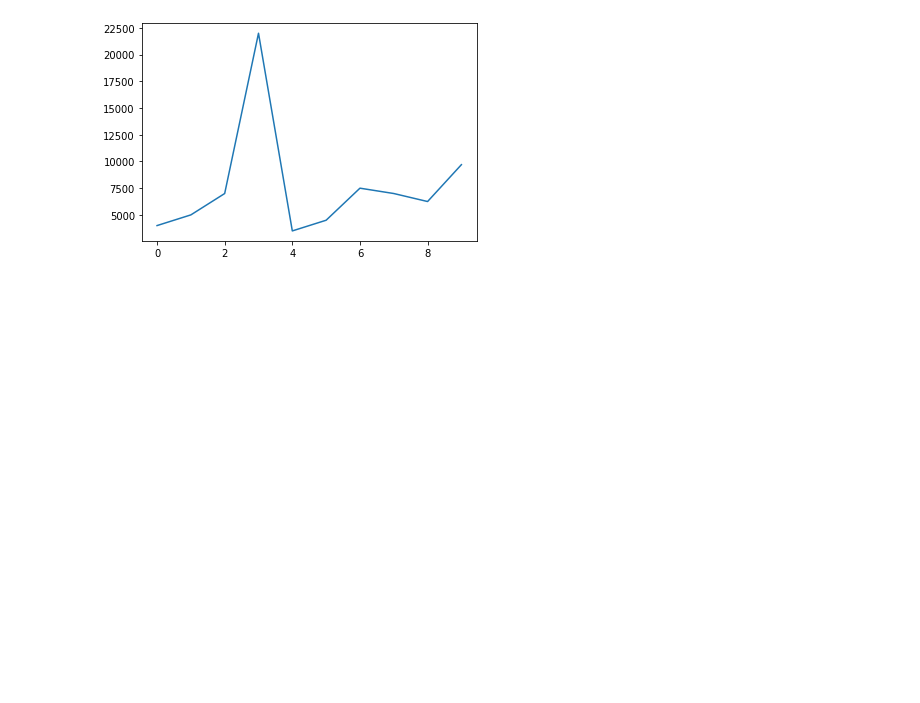
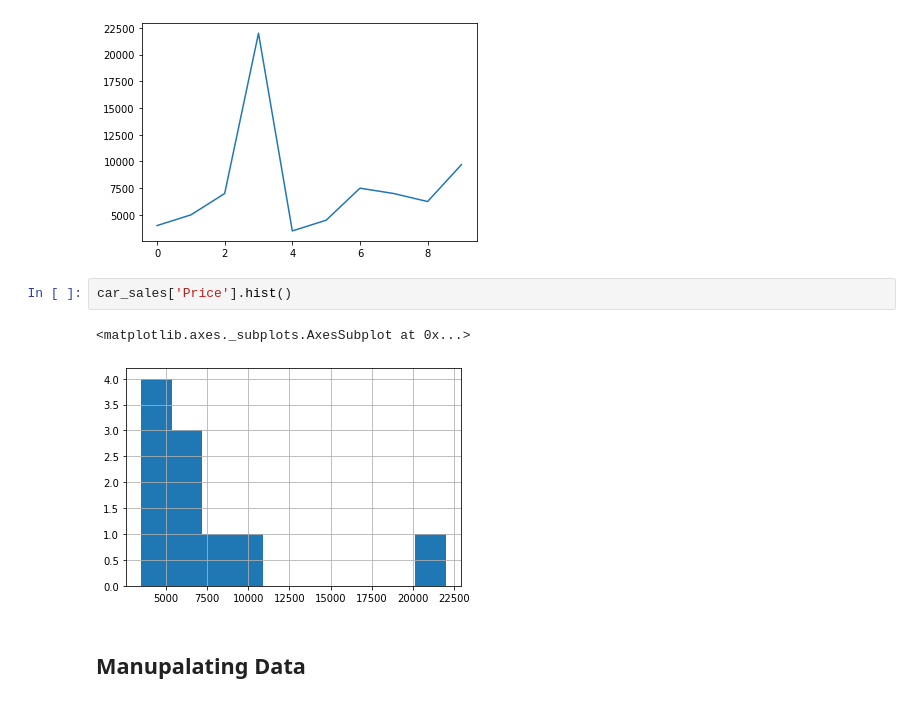
Before and after one commit to dulajkavinda/pandas-exploring-data-ML, a Jupyter notebook: introduction-to-pandas.ipynb, the cells around one changed output. Drawn from its saved outputs; the diff is of its cells as text; blank space fills up the shorter version.

Commit message:
manupalating data

```diff
--- a/introduction-to-pandas.ipynb
+++ b/introduction-to-pandas.ipynb
@@ -376,3 +376,10 @@ car_sales['Price'].plot()
 # %% [output]
 <matplotlib.axes._subplots.AxesSubplot at 0x...>
 [figure]
+# %%
+car_sales['Price'].hist()
+# %% [output]
+<matplotlib.axes._subplots.AxesSubplot at 0x...>
+[figure, added]
+# %% [markdown]
+## Manupalating Data
```
Also changed, not shown: parts of 3 cells of this notebook.
